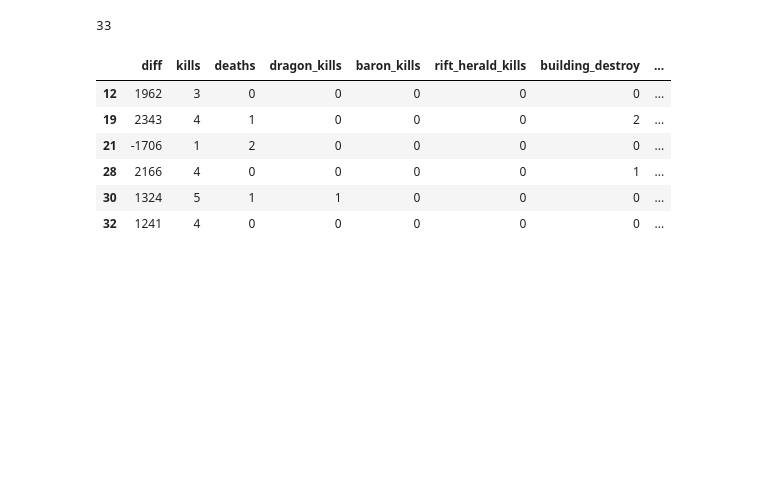
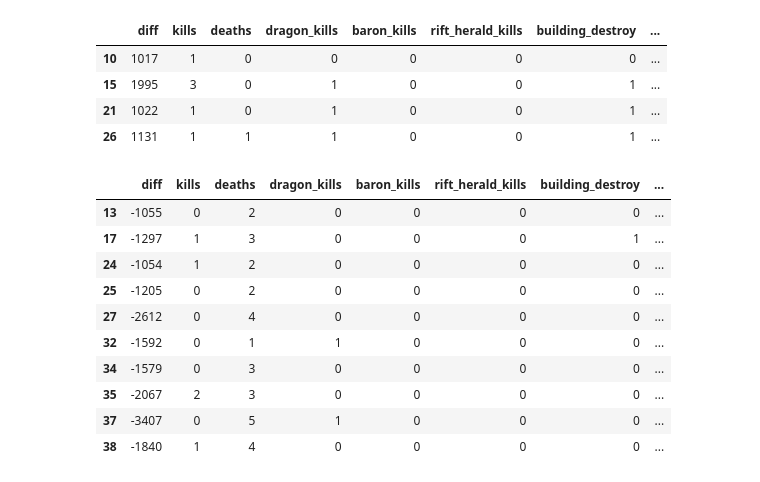
Before and after one commit to uowol/Project_LoLStatistics, a Jupyter notebook: GOLD.ipynb, the cells around one changed output. Cells and saved outputs as stored; diff of their text form; code cells hidden in the pictures; blank space fills up the shorter version.

```diff
--- a/GOLD.ipynb
+++ b/GOLD.ipynb
@@ -11,7 +11,7 @@ timeline = pd.read_json("data/{name}/timeline.json".format(name=summoner_name))
 match_length = len(timeline)
 metadata = pd.concat([pd.json_normalize(timeline["metadata"][match_idx]).iloc[:,1:] for match_idx in range(match_length)]).reset_index()
 # %%
-match_index = 1
+match_index = 3
 match_time_length = len(timeline["info"][match_index]["frames"])
 events = [timeline["info"][match_index]["frames"][t]["events"] for t in range(match_time_length)]
 participantFrames = [timeline["info"][match_index]["frames"][t]["participantFrames"] for t in range(match_time_length)]
@@ -103,11 +99,6 @@ df_diff["building_destroyed"] = 0
 df_diff["turret_plate_destroy"] = 0
 df_diff["turret_plate_destroyed"] = 0
 df_diff["ace"] = 0
-# %%
-len(df_diff)
-len(events[1:])
-# %% [output]
-33
 # %%
 for idx in range(1, match_time_length):
     for e in events[idx]:
@@ -153,16 +144,27 @@ for idx in range(1, match_time_length):
         #     print("bounty :", e["bounty"])
         # print("")
 # %%
-idx_large_diff = df_diff[abs(df_diff["diff"]) >= 1000].index
-df_diff.loc[idx_large_diff]
+idx_large_asc_diff = df_diff[df_diff["diff"] >= 1000].index
+idx_large_desc_diff = df_diff[df_diff["diff"] <= -1000].index
+display(df_diff.loc[idx_large_asc_diff])
+display(df_diff.loc[idx_large_desc_diff])
 # %% [output]
 |  | diff | kills | deaths | dragon_kills | baron_kills | rift_herald_kills | building_destroy | ... |
-| 12 | 1962 | 3 | 0 | 0 | 0 | 0 | 0 | ... |
-| 19 | 2343 | 4 | 1 | 0 | 0 | 0 | 2 | ... |
-| 21 | -1706 | 1 | 2 | 0 | 0 | 0 | 0 | ... |
-| 28 | 2166 | 4 | 0 | 0 | 0 | 0 | 1 | ... |
-| 30 | 1324 | 5 | 1 | 1 | 0 | 0 | 0 | ... |
-| 32 | 1241 | 4 | 0 | 0 | 0 | 0 | 0 | ... |
+| 10 | 1017 | 1 | 0 | 0 | 0 | 0 | 0 | ... |
+| 15 | 1995 | 3 | 0 | 1 | 0 | 0 | 1 | ... |
+| 21 | 1022 | 1 | 0 | 1 | 0 | 0 | 1 | ... |
+| 26 | 1131 | 1 | 1 | 1 | 0 | 0 | 1 | ... |
+|  | diff | kills | deaths | dragon_kills | baron_kills | rift_herald_kills | building_destroy | ... |
+| 13 | -1055 | 0 | 2 | 0 | 0 | 0 | 0 | ... |
+| 17 | -1297 | 1 | 3 | 0 | 0 | 0 | 1 | ... |
+| 24 | -1054 | 1 | 2 | 0 | 0 | 0 | 0 | ... |
+| 25 | -1205 | 0 | 2 | 0 | 0 | 0 | 0 | ... |
+| 27 | -2612 | 0 | 4 | 0 | 0 | 0 | 0 | ... |
+| 32 | -1592 | 0 | 1 | 1 | 0 | 0 | 0 | ... |
+| 34 | -1579 | 0 | 3 | 0 | 0 | 0 | 0 | ... |
+| 35 | -2067 | 2 | 3 | 0 | 0 | 0 | 0 | ... |
+| 37 | -3407 | 0 | 5 | 1 | 0 | 0 | 0 | ... |
+| 38 | -1840 | 1 | 4 | 0 | 0 | 0 | 0 | ... |
 # %%
 # plt.hist()
 plt.figure(figsize=(12,8))
```
Also changed, not shown: parts of 7 cells of this notebook.
